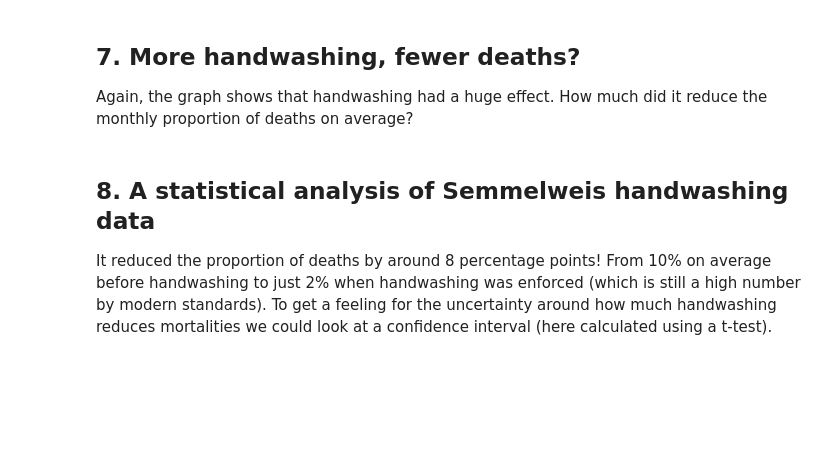
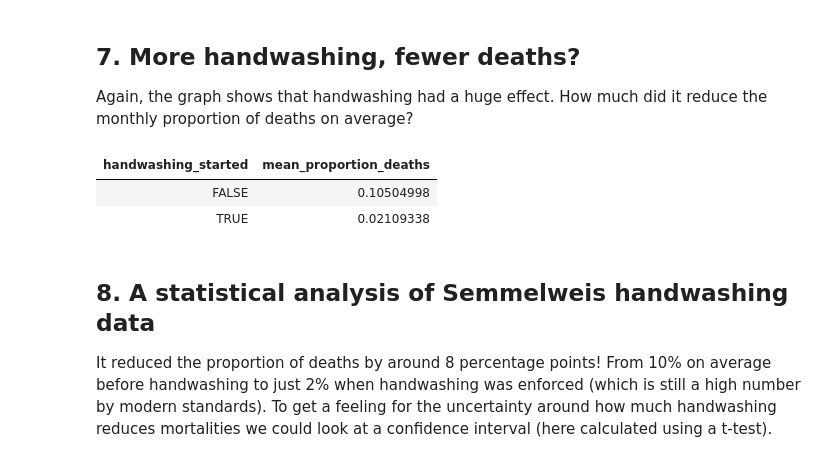
Before and after one commit to Nick-Kolowich/R-practice, a Jupyter notebook: History of Handwashing/notebook.ipynb, the cells around one changed output. Cells and saved outputs as stored; diff of their text form; code cells hidden in the pictures; blank space fills up the shorter version.

```diff
--- a/History of Handwashing/notebook.ipynb
+++ b/History of Handwashing/notebook.ipynb
@@ -139,12 +139,17 @@ ggplot(monthly, aes(x = date, y = proportion_deaths, color = handwashing_started
 # %%
 # Calculating the mean proportion of deaths
 # before and after handwashing.
 
-monthly_summary <- ....
-# .... YOUR CODE FOR TASK 7 HERE ....
+monthly_summary <- monthly %>%
+  group_by(handwashing_started) %>%
+  summarise(mean_proportion_deaths = mean(proportion_deaths))
 
 # Printing out the summary.
 monthly_summary
+# %% [output]
+| handwashing_started | mean_proportion_deaths |
+| FALSE | 0.10504998 |
+| TRUE | 0.02109338 |
 # %% [markdown]
 ## 8. A statistical analysis of Semmelweis handwashing data
 <p>It reduced the proportion of deaths by around 8 percentage points! From 10% on average before handwashing to just 2% when handwashing was enforced (which is still a high number by modern standards).
```
Also changed, not shown: parts of 1 cell of this notebook.
